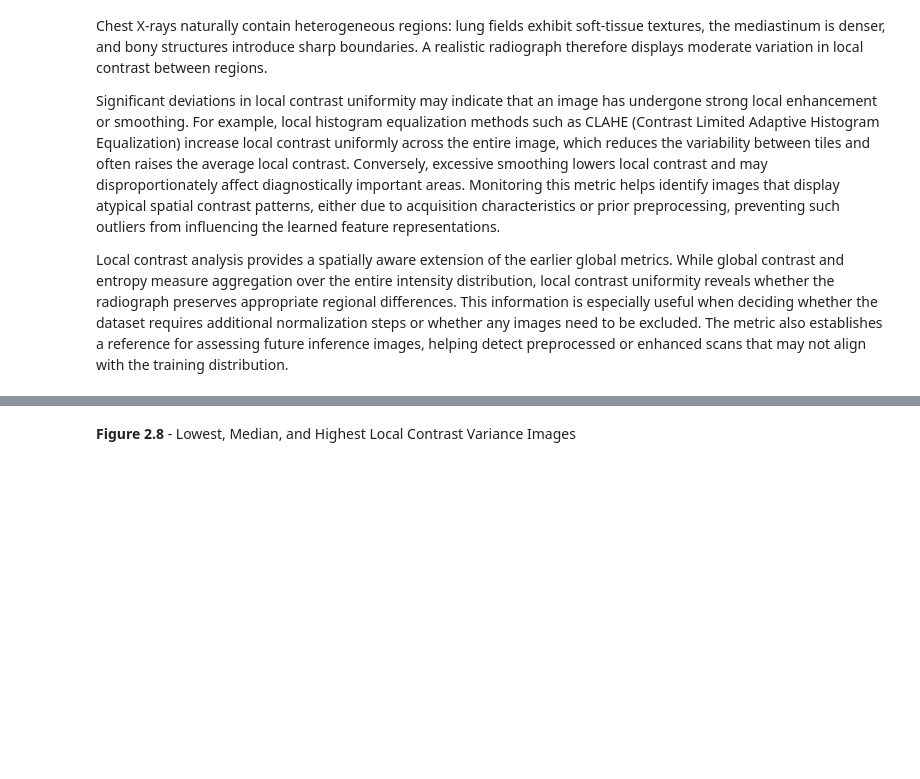
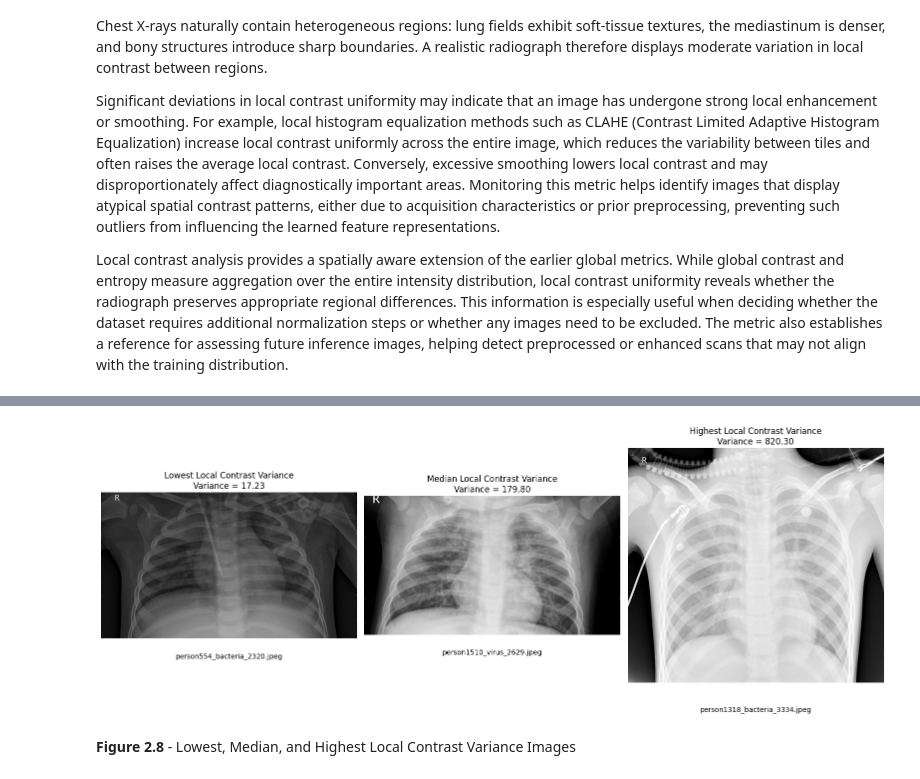
Before and after one commit to logus2k/apvc_p2, a Jupyter notebook: dl_for_cv_project2_v1.ipynb, the cells around one changed output, grey strips where cells are left out. Saved outputs shown, nothing was run; the diff lists cells and outputs as text; code cells hidden in the pictures; blank space fills up the shorter version.

Commit message:
Migrate High Frequency Content subsection

```diff
--- a/dl_for_cv_project2_v1.ipynb
+++ b/dl_for_cv_project2_v1.ipynb
@@ -571,2 +548,43 @@ plt.show()
+# %%
+# Plot representative images by local contrast variance
+if scenario("DEVELOPMENT"):
+
+    df_sorted = DF_VIEW.sort_values(by="local_std_var")
+
+    low_row  = df_sorted.iloc[0]
+    mid_row  = df_sorted.iloc[len(df_sorted) // 2]
+    high_row = df_sorted.iloc[-1]
+
+    examples = [
+        ("Lowest Local Contrast Variance",  low_row["image_path"],  low_row["local_std_var"]),
+        ("Median Local Contrast Variance",  mid_row["image_path"],  mid_row["local_std_var"]),
+        ("Highest Local Contrast Variance", high_row["image_path"], high_row["local_std_var"])
+    ]
+
+    plt.figure(figsize=(16, 7))
+
+    for idx, (label, path, value) in enumerate(examples):
+        img = cv2.imread(path, cv2.IMREAD_GRAYSCALE)
+        if img is None:
+            continue
+
+        filename = os.path.basename(path)
+
+        plt.subplot(1, 3, idx + 1)
+        plt.imshow(img, cmap="gray")
+        plt.title(f"{label}\nVariance = {value:.2f}", fontsize=12)
+        plt.axis("off")
+
+        plt.text(
+            0.5, -0.10, filename,
+            fontsize=10,
+            ha="center", va="top",
+            transform=plt.gca().transAxes
+        )
+
+    plt.tight_layout()
+    plt.show()
+# %% [output]
+[figure, added]
 # %% [markdown]
 **Figure 2.8** - Lowest, Median, and Highest Local Contrast Variance Images
```
Also changed, not shown: parts of 7 cells of this notebook.
